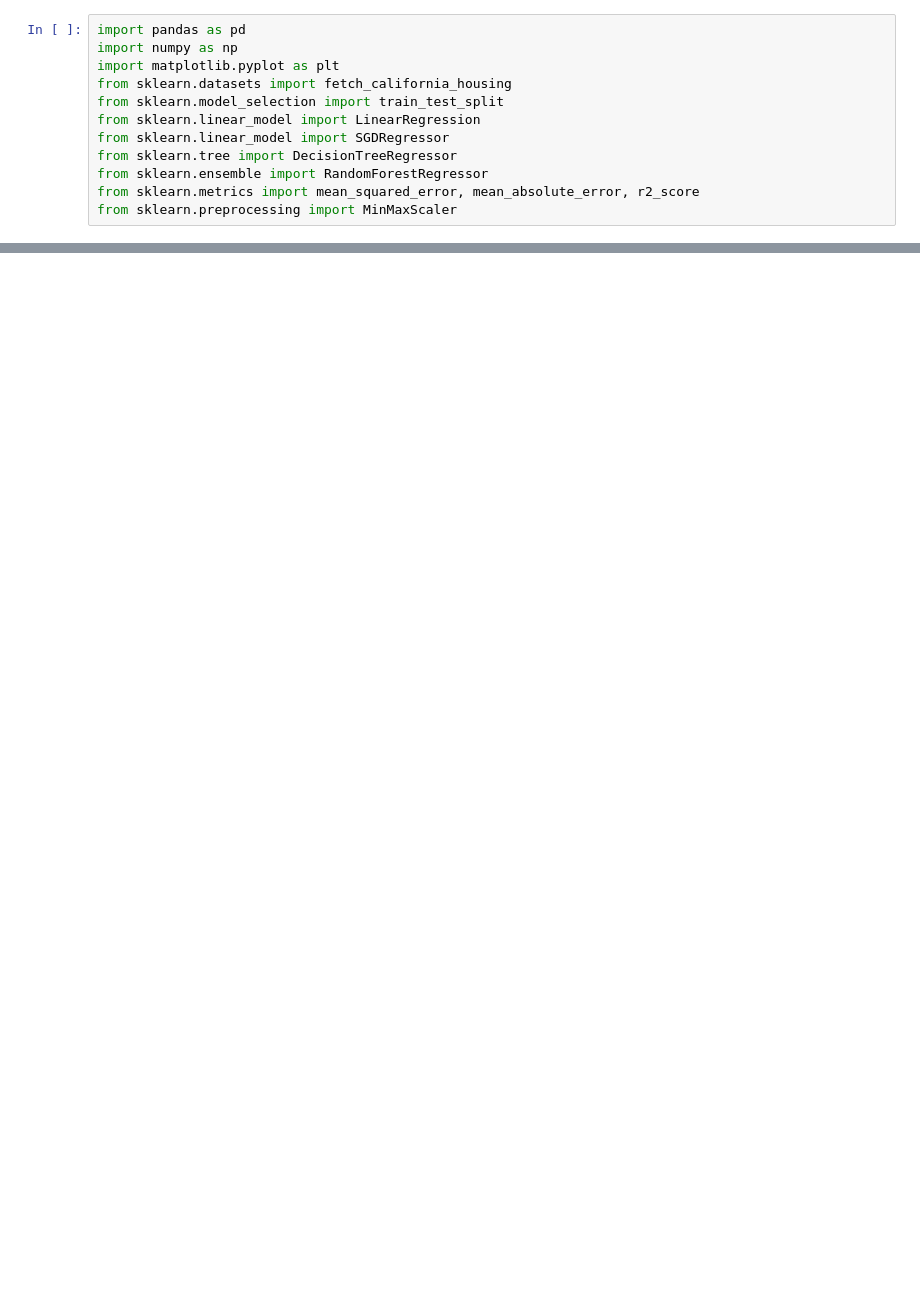
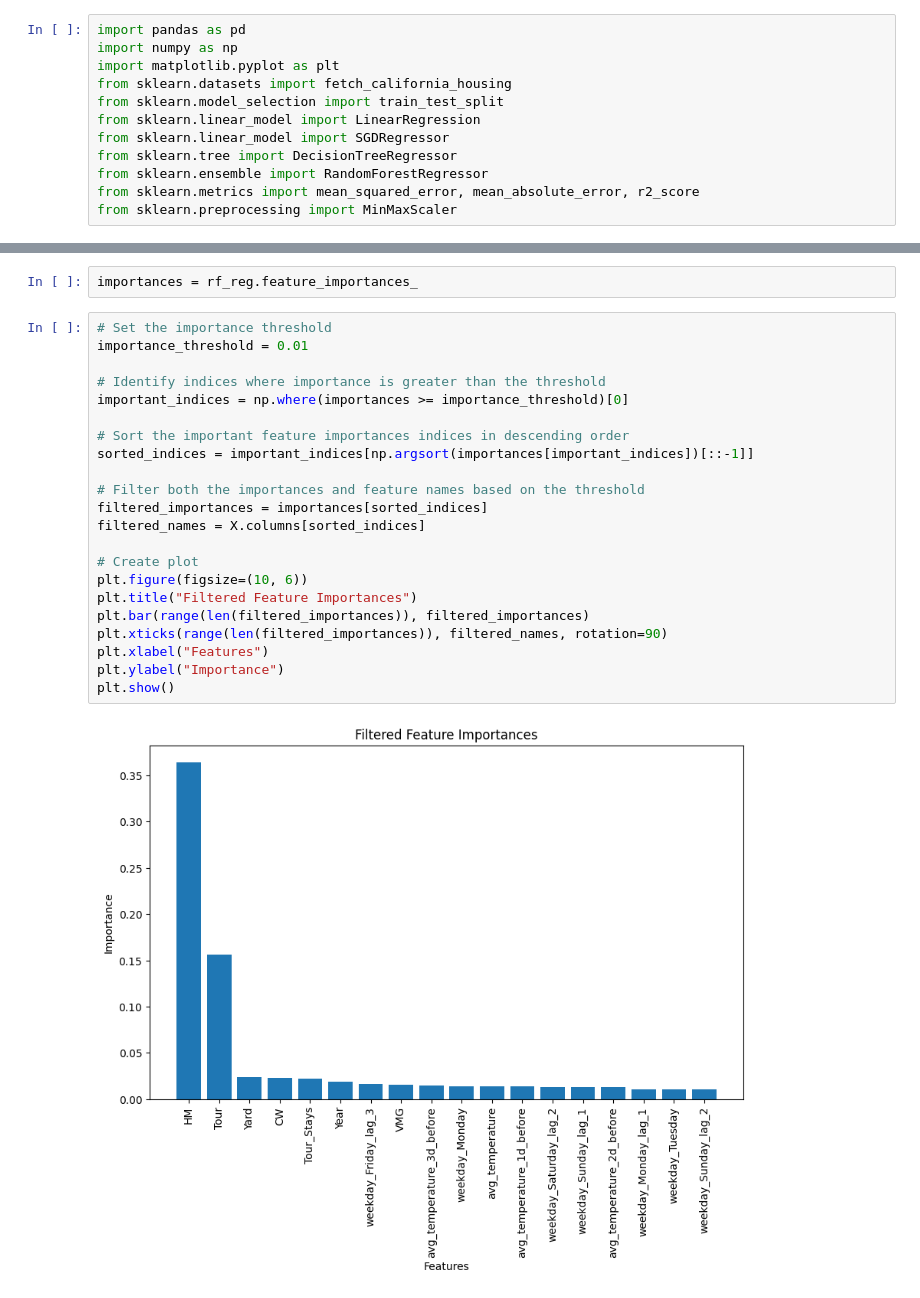
Before and after one commit to FlyingBaum/trash-ml, a Jupyter notebook: model.ipynb, the cells around one changed output, grey strips where cells are left out. Saved outputs shown, nothing was run; the diff lists cells and outputs as text; blank space fills up the shorter version.

```diff
--- a/model.ipynb
+++ b/model.ipynb
@@ -71,0 +163,26 @@ plt.show()
+# %%
+importances = rf_reg.feature_importances_
+# %%
+# Set the importance threshold
+importance_threshold = 0.01
+
+# Identify indices where importance is greater than the threshold
+important_indices = np.where(importances >= importance_threshold)[0]
+
+# Sort the important feature importances indices in descending order
+sorted_indices = important_indices[np.argsort(importances[important_indices])[::-1]]
+
+# Filter both the importances and feature names based on the threshold
+filtered_importances = importances[sorted_indices]
+filtered_names = X.columns[sorted_indices]
+
+# Create plot
+plt.figure(figsize=(10, 6))
+plt.title("Filtered Feature Importances")
+plt.bar(range(len(filtered_importances)), filtered_importances)
+plt.xticks(range(len(filtered_importances)), filtered_names, rotation=90)
+plt.xlabel("Features")
+plt.ylabel("Importance")
+plt.show()
+# %% [output]
+[figure, added]
```
Also changed, not shown: parts of 9 cells of this notebook.
